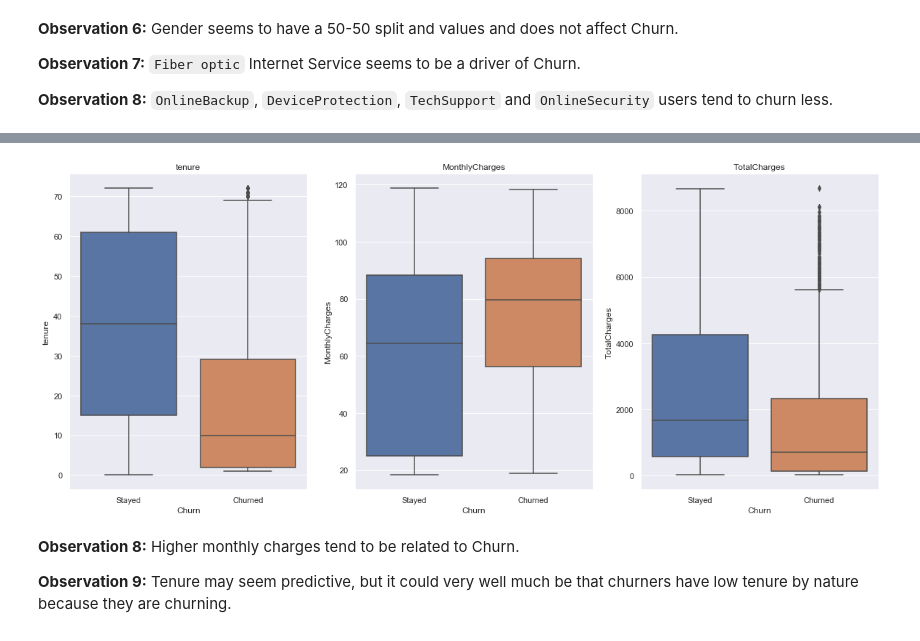
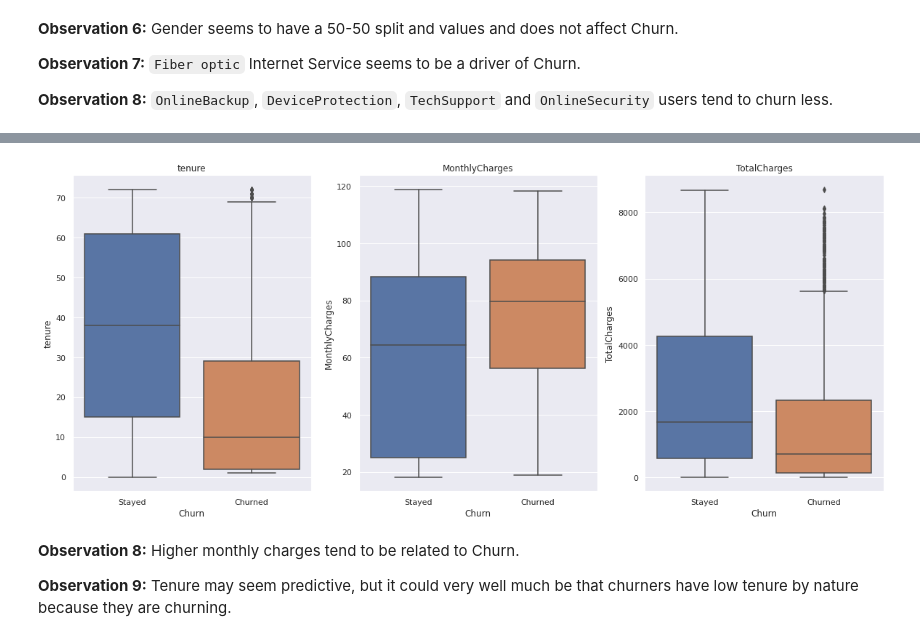
Before and after one commit to datacamp/machine-learning-with-scikit-learn-live-training, a Jupyter notebook: notebooks/Machine learning with scikit learn_solution.ipynb, the cells around one changed output, grey strips where cells are left out. Saved outputs shown, nothing was run; the diff lists cells and outputs as text; code cells hidden in the pictures.

```diff
--- a/notebooks/Machine learning with scikit learn_solution.ipynb
+++ b/notebooks/Machine learning with scikit learn_solution.ipynb
@@ -412,22 +412,22 @@ It can be visusalized as such:
   - `data`: The DataFrame being used.
 # %%
 # Setting aesthetics for better viewing
-plt.rcParams["axes.labelsize"] = 5
-sns.set(font_scale=5)
+plt.rcParams["axes.labelsize"] = 1
+sns.set(font_scale=1)
 
 # Create figure and axes
 fig, axes = plt.subplots(1, 3, figsize = (20, 8))
 
 # Iterate over each axes, and plot a boxplot with numeric columns
 for ax, column in zip(axes.flatten(), numeric):
 
     # Create a boxplot
     sns.boxplot(x = "Churn", y = column, data = telco, ax = ax)
 
     # Set title
     ax.set_title(column)
 # %% [output]
-[figure, old version]
+[figure, new version]
 # %% [markdown]
 **Observation 8:** Higher monthly charges tend to be related to Churn.
 
```
Also changed, not shown: parts of 15 cells of this notebook.
